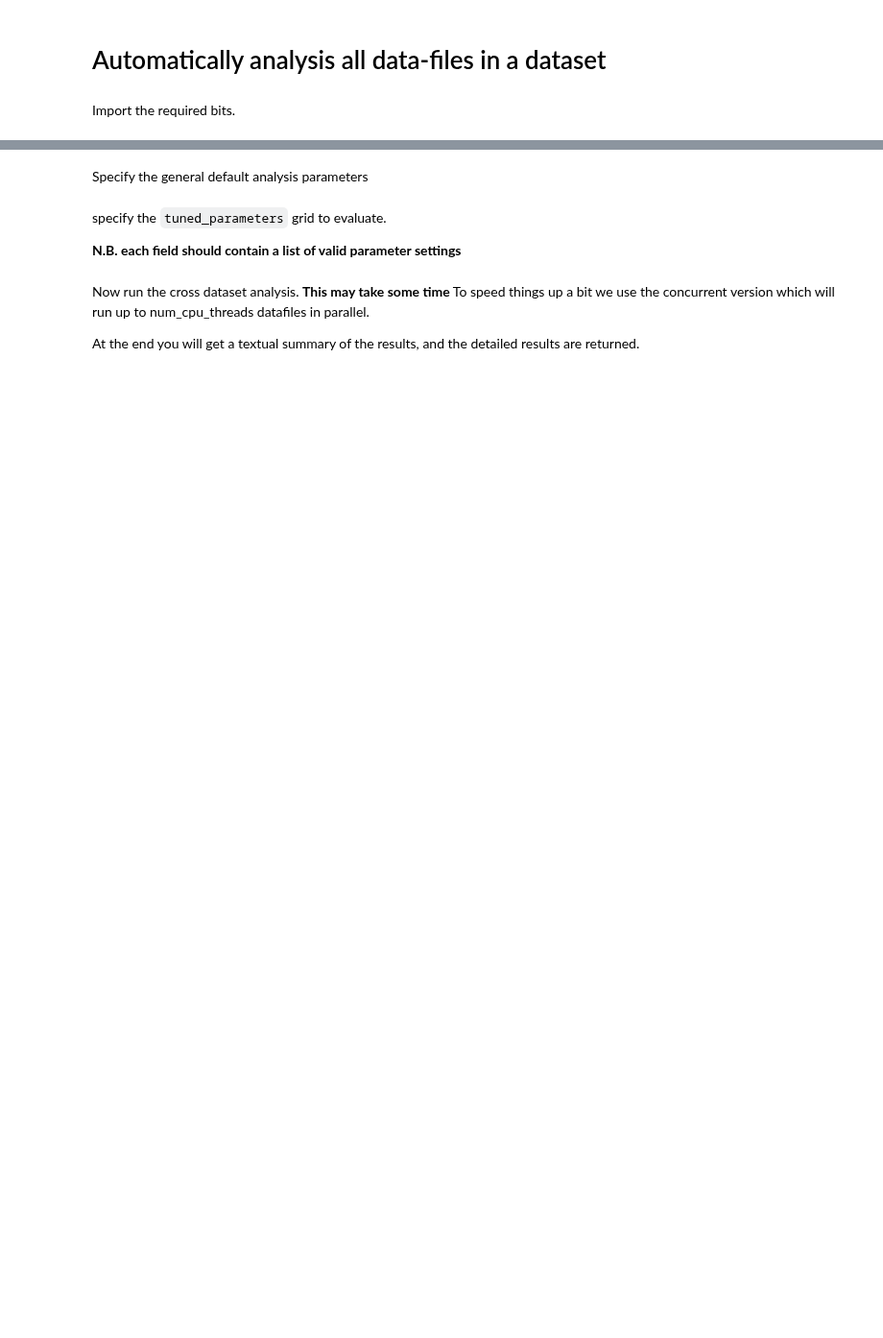
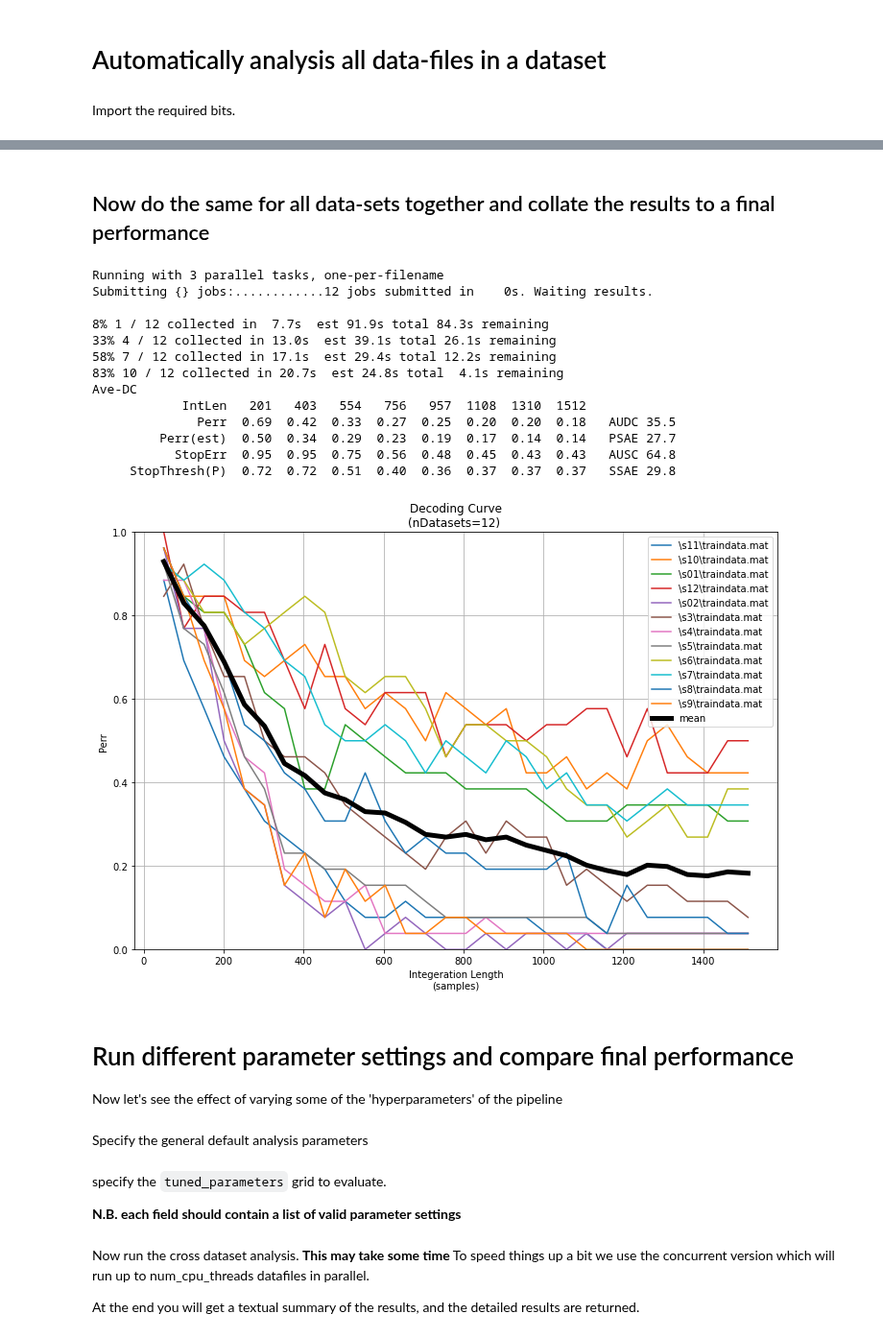
Before and after one commit to mindaffect/pymindaffectBCI, a Jupyter notebook: mindaffectBCI/examples/analysis/analyse_datasets.ipynb, the cells around one changed output, grey strips where cells are left out. Shown at 96% size. Saved outputs shown, nothing was run; the diff lists cells and outputs as text; code cells hidden in the pictures; blank space fills up the shorter version.

```diff
--- a/mindaffectBCI/examples/analysis/analyse_datasets.ipynb
+++ b/mindaffectBCI/examples/analysis/analyse_datasets.ipynb
@@ -85,2 +156,40 @@ To use:
+# %% [markdown]
+## Now do the same for all data-sets together and collate the results to a final performance
+# %%
+# run the model fit
+# first make the base pipeline to run
+ppp = make_preprocess_pipeline(pipeline)
+
+# run this pipeline with all the settings.
+# N.B. set n_jobs=1 for pipeline debugging as it gives more informative error messages and stops at first error
+res = datasets_decoding_curve_GridSearchCV(ppp,filenames, loader, loader_args=loader_args,
+                                           cv=[(slice(10),slice(10,None))], n_jobs=3,
+                                           cv_clsfr_only=False)
+
+
+print("Ave-DC")
+print(print_decoding_curve(*(average_results_per_config(res)['decoding_curve'][0])))
+
+plt.figure()
+plot_decoding_curves(res['decoding_curve'],labels=res['filename'])
+plt.show(block=True)
+# %% [output]
+Running with 3 parallel tasks, one-per-filename
+Submitting {} jobs:............12 jobs submitted in    0s. Waiting results.
+
+8% 1 / 12 collected in  7.7s  est 91.9s total 84.3s remaining
+33% 4 / 12 collected in 13.0s  est 39.1s total 26.1s remaining
+58% 7 / 12 collected in 17.1s  est 29.4s total 12.2s remaining
+83% 10 / 12 collected in 20.7s  est 24.8s total  4.1s remaining
+Ave-DC
+            IntLen   201   403   554   756   957  1108  1310  1512
+              Perr  0.69  0.42  0.33  0.27  0.25  0.20  0.20  0.18   AUDC 35.5
+         Perr(est)  0.50  0.34  0.29  0.23  0.19  0.17  0.14  0.14   PSAE 27.7
+           StopErr  0.95  0.95  0.75  0.56  0.48  0.45  0.43  0.43   AUSC 64.8
+     StopThresh(P)  0.72  0.72  0.51  0.40  0.36  0.37  0.37  0.37   SSAE 29.8
+[figure, added]
+# %% [markdown]
+# Run different parameter settings and compare final performance
+Now let's see the effect of varying some of the 'hyperparameters' of the pipeline
 # %% [markdown]
 Specify the general default analysis parameters
```
Also changed, not shown: parts of 54 cells of this notebook, 3 other files.
